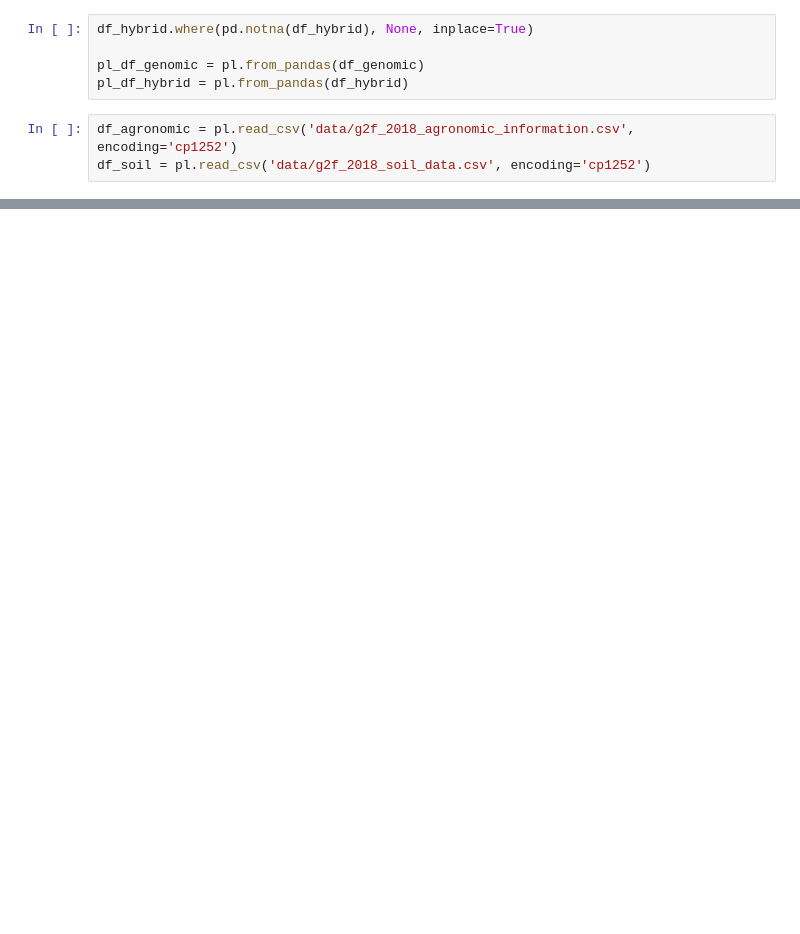
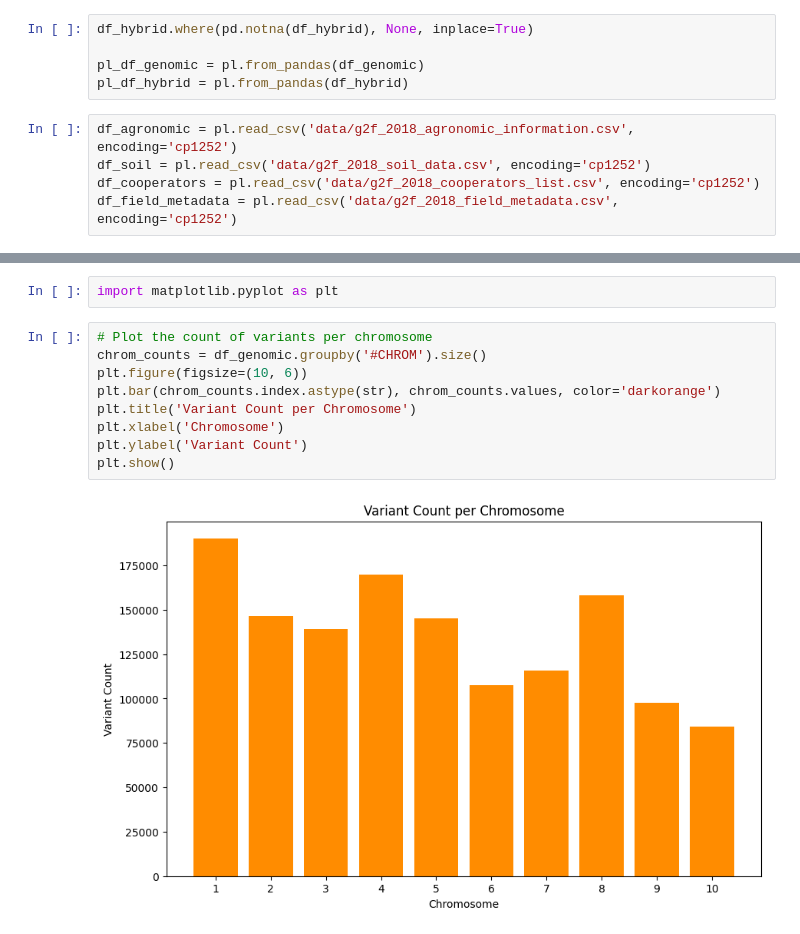
Before and after one commit to Horizon371/bayer_crop_genome, a Jupyter notebook: main.ipynb, the cells around one changed output, grey strips where cells are left out. Cells and saved outputs as stored; diff of their text form; blank space fills up the shorter version.

Commit message:
added plots

```diff
--- a/main.ipynb
+++ b/main.ipynb
@@ -26,6 +25,8 @@ pl_df_hybrid = pl.from_pandas(df_hybrid)
 # %%
 df_agronomic = pl.read_csv('data/g2f_2018_agronomic_information.csv', encoding='cp1252')
 df_soil = pl.read_csv('data/g2f_2018_soil_data.csv', encoding='cp1252')
+df_cooperators = pl.read_csv('data/g2f_2018_cooperators_list.csv', encoding='cp1252')
+df_field_metadata = pl.read_csv('data/g2f_2018_field_metadata.csv', encoding='cp1252')
 # %%
 pl_df_hybrid.describe()
 # %% [output]
@@ -56,3 +57,16 @@ shape: (9, 322)
 | "50%" | 5.0 | 1.35299556e8 | null | null | null | null | null | null | null | null | null | ... |
 | "75%" | 8.0 | 1.79001855e8 | null | null | null | null | null | null | null | null | null | ... |
 | "max" | 10.0 | 3.06619814e8 | "S9_99852270" | "T" | "T,G,C,+" | "." | "PASS" | "AC=98;AN=624" | "GT" | "4/4" | "4/4" | ... |
+# %%
+import matplotlib.pyplot as plt
+# %%
+# Plot the count of variants per chromosome
+chrom_counts = df_genomic.groupby('#CHROM').size()
+plt.figure(figsize=(10, 6))
+plt.bar(chrom_counts.index.astype(str), chrom_counts.values, color='darkorange')
+plt.title('Variant Count per Chromosome')
+plt.xlabel('Chromosome')
+plt.ylabel('Variant Count')
+plt.show()
+# %% [output]
+[figure, added]
```
Also changed, not shown: parts of 4 cells of this notebook.
